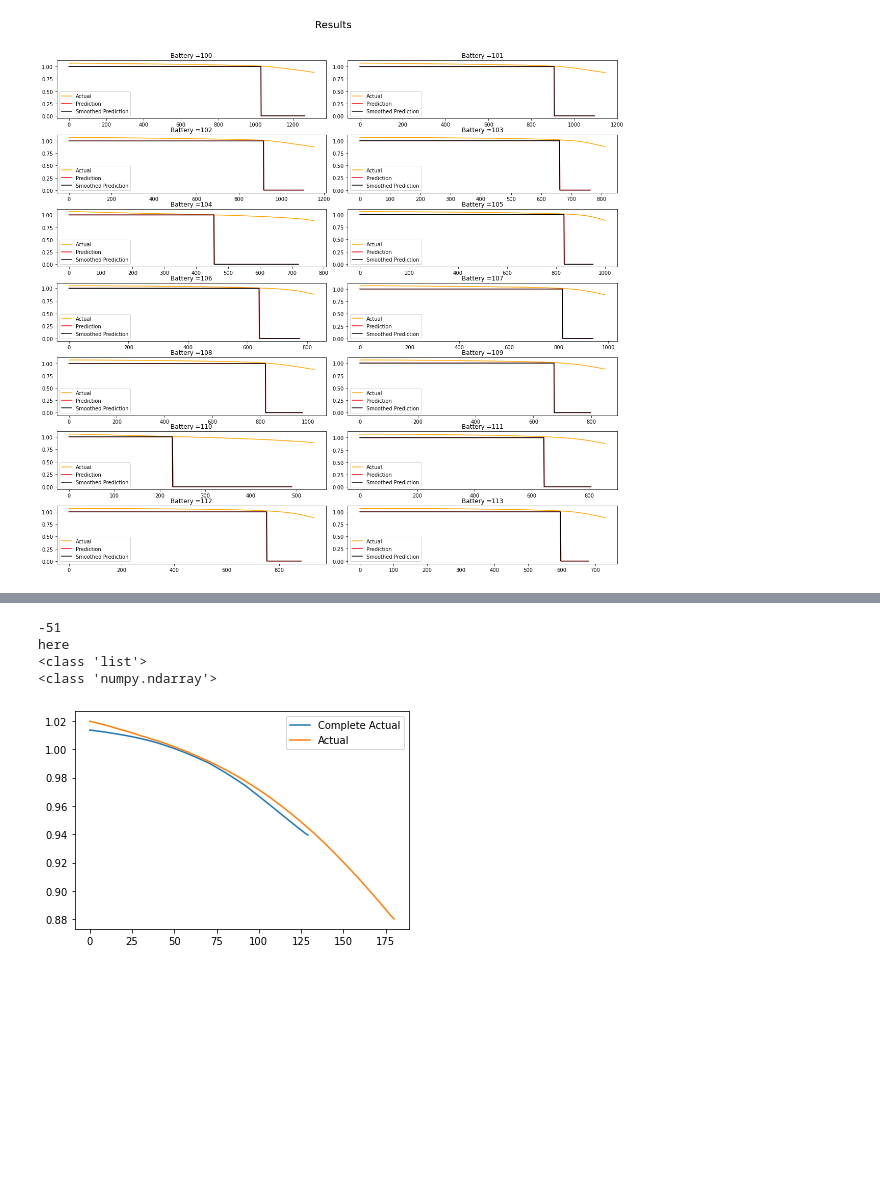
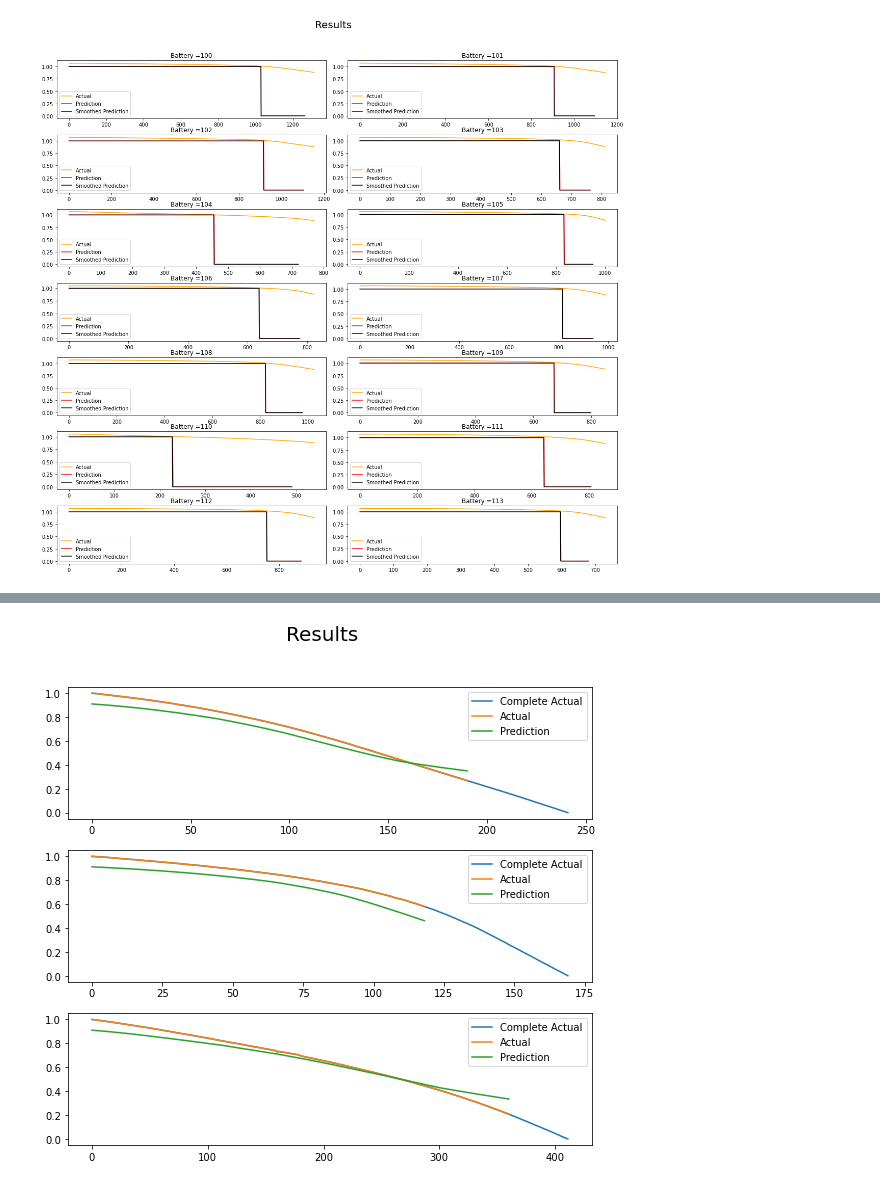
Before and after one commit to Dhruvadityamittal/RUL_Prediction_DFKI, a Jupyter notebook: FPC_Prediction/rul-prediction (5).ipynb, the cells around one changed output, grey strips where cells are left out. Cells and saved outputs as stored; diff of their text form; code cells hidden in the pictures; blank space fills up the shorter version.

```diff
--- a/FPC_Prediction/rul-prediction (5).ipynb
+++ b/FPC_Prediction/rul-prediction (5).ipynb
@@ -294,7 +270,7 @@ def get_fpc_window(pred,patiance):
             change_index = window - patiance
             return change_index,[1.0 if i<change_index else 0.0 for i in range(len(pred))]
 # %%
-def get_fpc(model,batteries,discharge_capacities,data_loader,plot,show_FPC_curve,add_initial):
+def get_fpc(model,batteries,discharge_capacities,data_loader,plot,show_FPC_curve,add_initial,save_path):
 
     plt.figure()
     if(plot):
@@ -364,7 +340,8 @@ def get_fpc(model,batteries,discharge_capacities,data_loader,plot,show_FPC_curve
                 ax[ind].plot(smoothed_output, color ='black')
                 ax[ind].legend(["Actual", "Prediction", "Smoothed Prediction"])
                 ax[ind].set_title("Battery =" +str(battery))
-    plt.show()
+
+    plt.savefig(save_path+"png")
     return change_percentage, change_indices
 # %%
 batteries = [i for i in range(0,14)]
@@ -374,7 +351,7 @@ _,_ = get_fpc(model,batteries,discharge_capacities,FPC_dataloader,True, True,Tru
 [figure]
 # %%
 batteries = [i+100 for i in range(0,14)]
-_,_ = get_fpc(model,batteries,discharge_capacities,test_dataloader,True, False,False)
+_,_ = get_fpc(model,batteries,discharge_capacities,test_dataloader,True, False,False,"FPC_Testing")
 # %% [output]
 <Figure size 432x288 with 0 Axes>
 [figure]
@@ -427,10 +402,18 @@ if(not get_saved_indices):
 
         np.save("./change_indices/change_indices_train.npy",change_indices_train, allow_pickle=True)
         np.save("./change_indices/change_indices_test.npy",change_indices_test, allow_pickle=True)
+
+        np.save("./change_indices/change_percentage_train.npy",change_percentage_train, allow_pickle=True)
+        np.save("./change_indices/change_percentage_test.npy",change_percentage_test, allow_pickle=True)
+
 else:
     print("Loading Pre")
     change_indices_train = np.load("./change_indices/change_indices_train.npy" , allow_pickle=True)
     change_indices_test = np.load("./change_indices/change_indices_test.npy",allow_pickle=True)
+
+    # change_percentage_train = np.load("./change_indices/change_percentage_train.npy",allow_pickle=True)
+    # change_percentage_test = np.load("/change_indices/change_percentage_test.npy",allow_pickle=True)
+
 
 
 
@@ -697,4 +715,0 @@ train_model_RUL(window_size, channels,train_dataloader_RUL,200,pretrained = True
-# %%
-model_RUL = LSTM_Model_RUL(window_size,channels)
-model_RUL.load_state_dict(torch.load("./Weights_RUL/model_RUL_f7_f50.pth",map_location= device))
-model_RUL.to(device)
@@ -769,9 +796,5 @@ plot_RUL(model_RUL,batteries,train_dataloader_RUL_temp,change_indices_train,True
 # %%
-test_batteries  = [12 +100]
-plot_RUL(model_RUL,test_batteries,test_dataloader_RUL,change_indices_test,False)
+test_batteries  = [i+100 for i in [16,17,18]]
+plot_RUL(model_RUL,discharge_capacities,test_batteries,test_dataloader_RUL,change_indices_test,True)
 # %% [output]
--51
-here
-<class 'list'>
-<class 'numpy.ndarray'>
-[figure, old version]
+[figure, new version]
```
Also changed, not shown: parts of 19 cells of this notebook, 15 other files.
